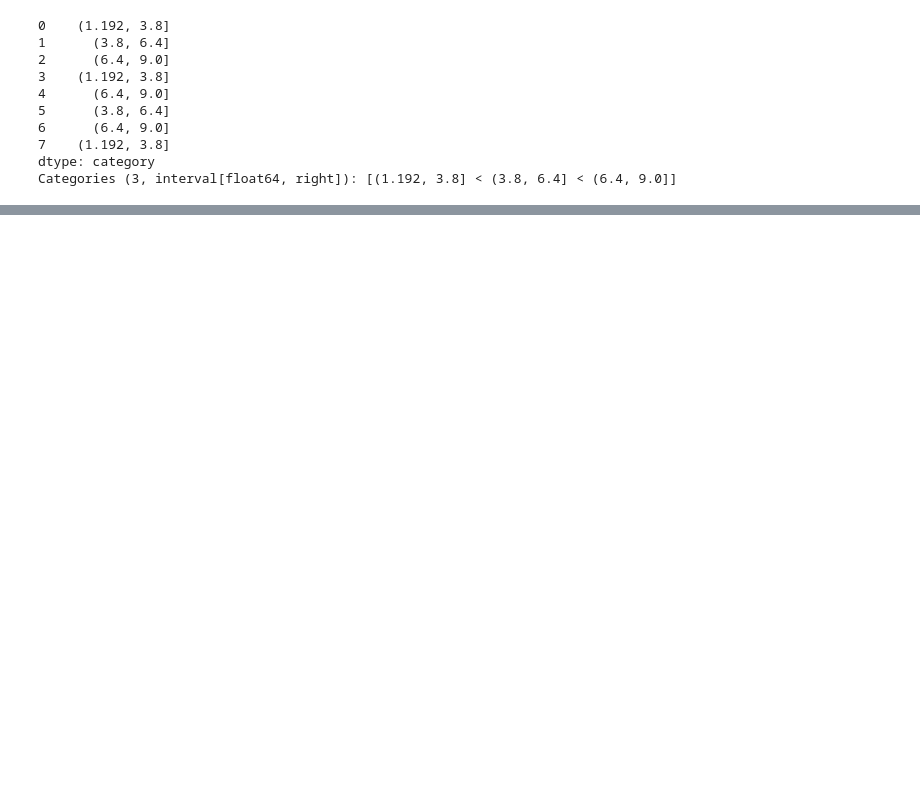
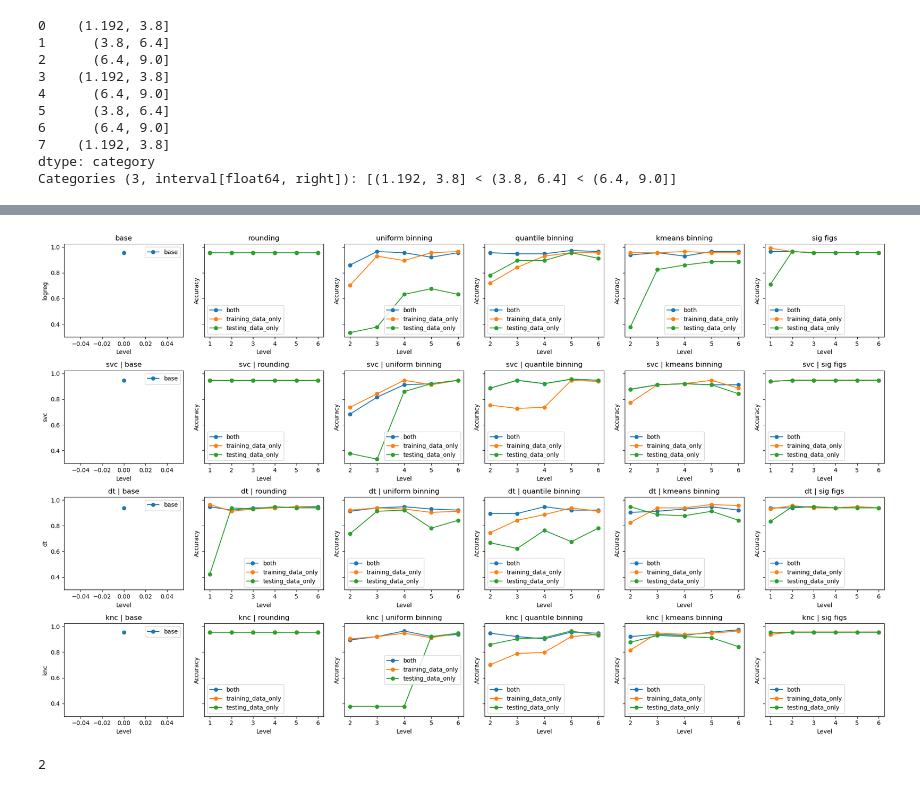
Before and after one commit to A-George26826/Numerical-Precision-Res-Official, a Jupyter notebook: main.ipynb, the cells around one changed output, grey strips where cells are left out. Saved outputs shown, nothing was run; the diff lists cells and outputs as text; code cells hidden in the pictures; blank space fills up the shorter version.

```diff
--- a/main.ipynb
+++ b/main.ipynb
@@ -307,0 +359,37 @@ array([array([10., 14., 18.]), array([-9.,  0.,  9.])], dtype=object)
+# %%
+
+models = bc_results['model'].unique()
+methods = bc_results['method'].unique()
+
+fig, axes = plt.subplots(len(models), len(methods), figsize=(20, 12), sharey=True)
+
+for i, model in enumerate(models):
+    for j, method in enumerate(methods):
+        ax = axes[i, j]
+
+        subset = bc_results[(bc_results['model'] == model) & (bc_results['method'] == method)]
+
+        # plot each mode as a line
+        for mode in subset['mode'].unique():
+            mode_data = subset[subset['mode'] == mode]
+            ax.plot(mode_data['level'], mode_data['accuracy'], marker='o', label=mode)
+
+        ax.set_title(f"{model} | {method}")
+        ax.set_xlabel("Level")
+        ax.set_ylabel("Accuracy")
+
+        if i == 0:
+            ax.set_title(method)
+        if j == 0:
+            ax.set_ylabel(model)
+
+        ax.legend()
+
+plt.tight_layout()
+plt.show()
+# %% [output]
+[figure, added]
+# %%
+print(os.environ.get("OMP_NUM_THREADS"))
+# %% [output]
+2
```
Also changed, not shown: parts of 10 cells of this notebook.
